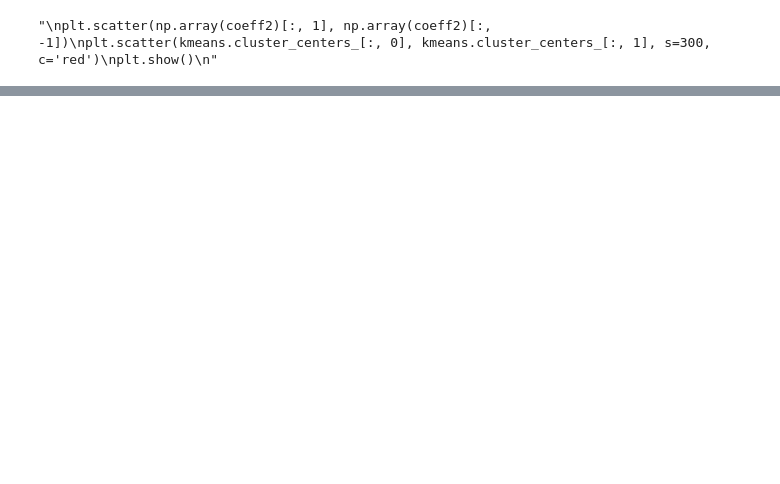
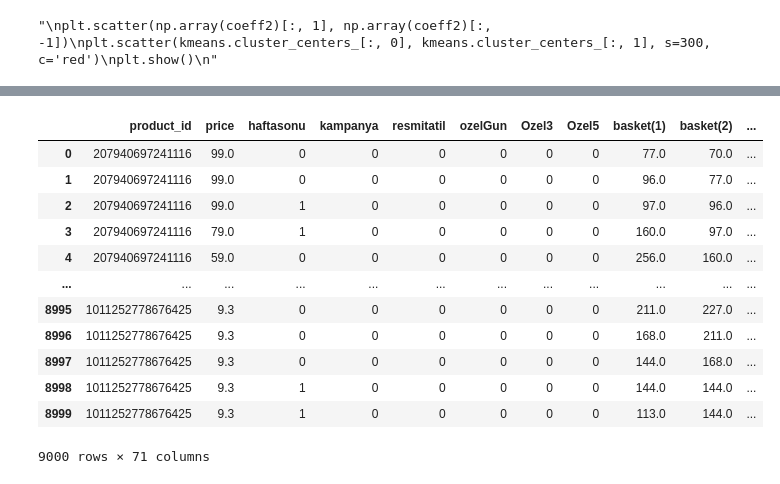
Before and after one commit to metehangelgi/indr491, a Jupyter notebook: dataProcess/lasso_singular_lag_last.ipynb, the cells around one changed output, grey strips where cells are left out. Saved outputs shown, nothing was run; the diff lists cells and outputs as text; code cells hidden in the pictures; blank space fills up the shorter version.

```diff
--- a/dataProcess/lasso_singular_lag_last.ipynb
+++ b/dataProcess/lasso_singular_lag_last.ipynb
@@ -56,7 +71,7 @@ def log_range(start,end):
             lst.append(unit*(j+1))
     return lst
 # %%
-alpha_search_range = log_range(2, -8)
+alpha_search_range = log_range(2, -6)
 def searching(X, y):
     ## en iyi alpha değer için araştırma yapıyor
     pipeline = Pipeline([
@@ -85,3 +100,8 @@ def regression(metrics, X_train, y_train, X_test, y_test):
         y_test_pred= lasso.predict(X_test)
         productLasso.append((mean_absolute_percentage_error(y_train,y_train_pred), mean_absolute_percentage_error(y_test,y_test_pred)))
     return productLasso
+# %%
+def z_normal(col):
+    if(np.std(col) == 0):
+        return col
+    return (col-np.mean(col))/np.std(col)
@@ -293,0 +375,16 @@ outputDF
+# %%
+Xs
+# %% [output]
+|  | product_id | price | haftasonu | kampanya | resmitatil | ozelGun | Ozel3 | Ozel5 | basket(1) | basket(2) | ... |
+| 0 | 207940697241116 | 99.0 | 0 | 0 | 0 | 0 | 0 | 0 | 77.0 | 70.0 | ... |
+| 1 | 207940697241116 | 99.0 | 0 | 0 | 0 | 0 | 0 | 0 | 96.0 | 77.0 | ... |
+| 2 | 207940697241116 | 99.0 | 1 | 0 | 0 | 0 | 0 | 0 | 97.0 | 96.0 | ... |
+| 3 | 207940697241116 | 79.0 | 1 | 0 | 0 | 0 | 0 | 0 | 160.0 | 97.0 | ... |
+| 4 | 207940697241116 | 59.0 | 0 | 0 | 0 | 0 | 0 | 0 | 256.0 | 160.0 | ... |
+| ... | ... | ... | ... | ... | ... | ... | ... | ... | ... | ... | ... |
+| 8995 | 1011252778676425 | 9.3 | 0 | 0 | 0 | 0 | 0 | 0 | 211.0 | 227.0 | ... |
+| 8996 | 1011252778676425 | 9.3 | 0 | 0 | 0 | 0 | 0 | 0 | 168.0 | 211.0 | ... |
+| 8997 | 1011252778676425 | 9.3 | 0 | 0 | 0 | 0 | 0 | 0 | 144.0 | 168.0 | ... |
+| 8998 | 1011252778676425 | 9.3 | 1 | 0 | 0 | 0 | 0 | 0 | 144.0 | 144.0 | ... |
+| 8999 | 1011252778676425 | 9.3 | 1 | 0 | 0 | 0 | 0 | 0 | 113.0 | 144.0 | ... |
+9000 rows × 71 columns
```
Also changed, not shown: parts of 18 cells of this notebook.
